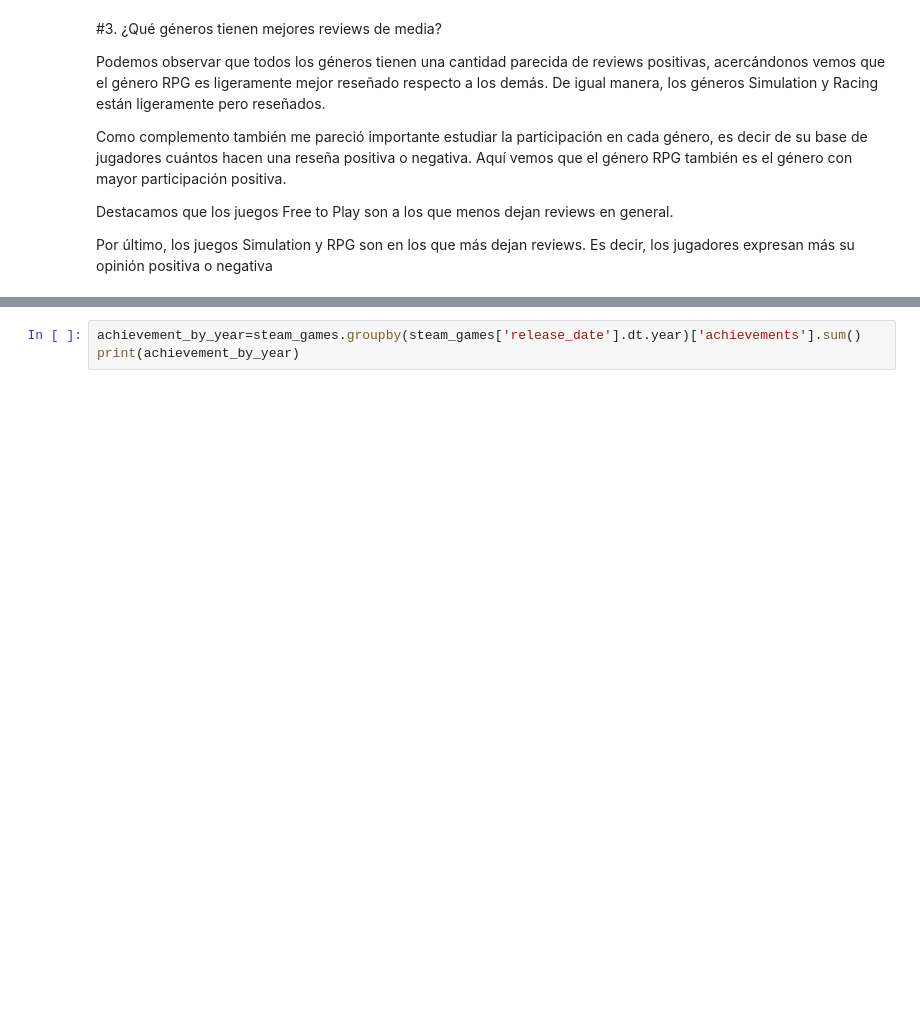
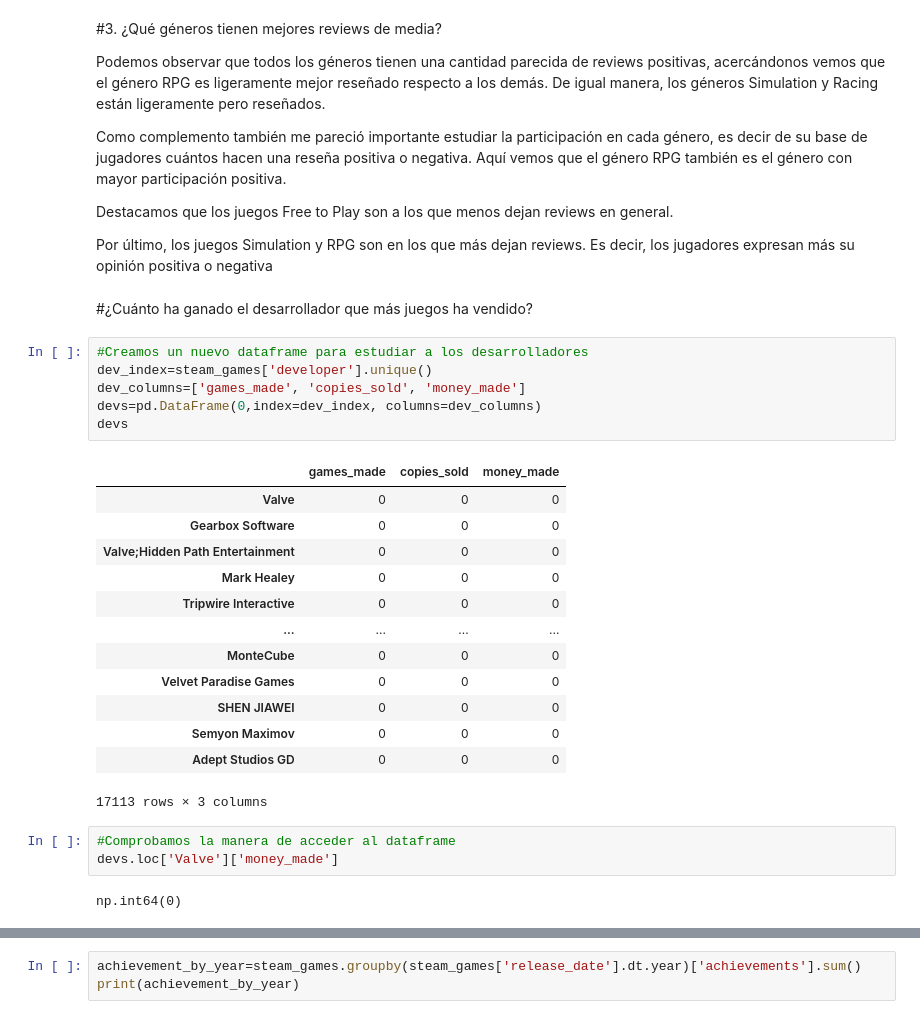
Before and after one commit to Dexinator/steam, a Jupyter notebook: steam.ipynb, the cells around one changed output, grey strips where cells are left out. Drawn from its saved outputs; the diff is of its cells as text; blank space fills up the shorter version.

```diff
--- a/steam.ipynb
+++ b/steam.ipynb
@@ -505,4 +505,31 @@ Como complemento también me pareció importante estudiar la participación en c
 Destacamos que los juegos Free to Play son a los que menos dejan reviews en general.
 
 Por último, los juegos Simulation y RPG son en los que más dejan reviews. Es decir, los jugadores expresan más su opinión positiva o negativa
+# %% [markdown]
+#¿Cuánto ha ganado el desarrollador que más juegos ha vendido?
+# %%
+#Creamos un nuevo dataframe para estudiar a los desarrolladores
+dev_index=steam_games['developer'].unique()
+dev_columns=['games_made', 'copies_sold', 'money_made']
+devs=pd.DataFrame(0,index=dev_index, columns=dev_columns)
+devs
+# %% [output]
+|  | games_made | copies_sold | money_made |
+| Valve | 0 | 0 | 0 |
+| Gearbox Software | 0 | 0 | 0 |
+| Valve;Hidden Path Entertainment | 0 | 0 | 0 |
+| Mark Healey | 0 | 0 | 0 |
+| Tripwire Interactive | 0 | 0 | 0 |
+| ... | ... | ... | ... |
+| MonteCube | 0 | 0 | 0 |
+| Velvet Paradise Games | 0 | 0 | 0 |
+| SHEN JIAWEI | 0 | 0 | 0 |
+| Semyon Maximov | 0 | 0 | 0 |
+| Adept Studios GD | 0 | 0 | 0 |
+17113 rows × 3 columns
+# %%
+#Comprobamos la manera de acceder al dataframe
+devs.loc['Valve']['money_made']
+# %% [output]
+np.int64(0)
 # %%
```
Also changed, not shown: parts of 29 cells of this notebook.
